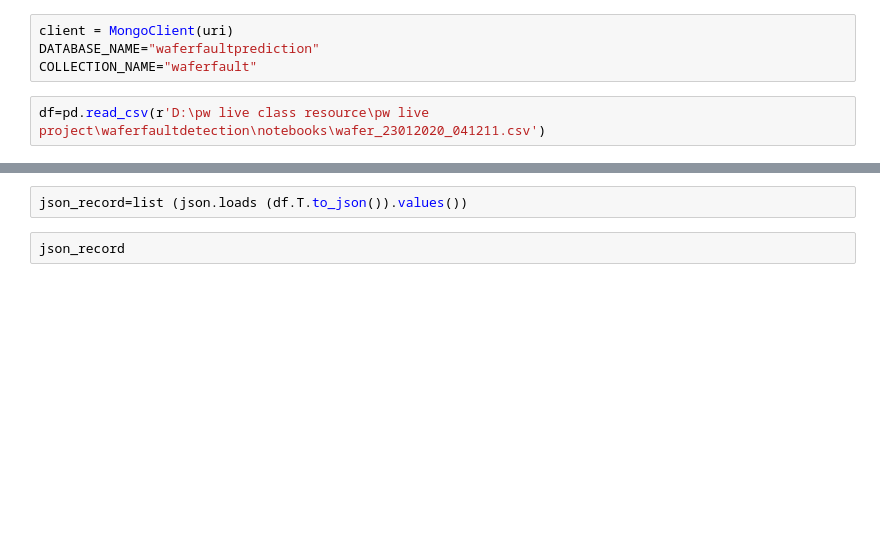
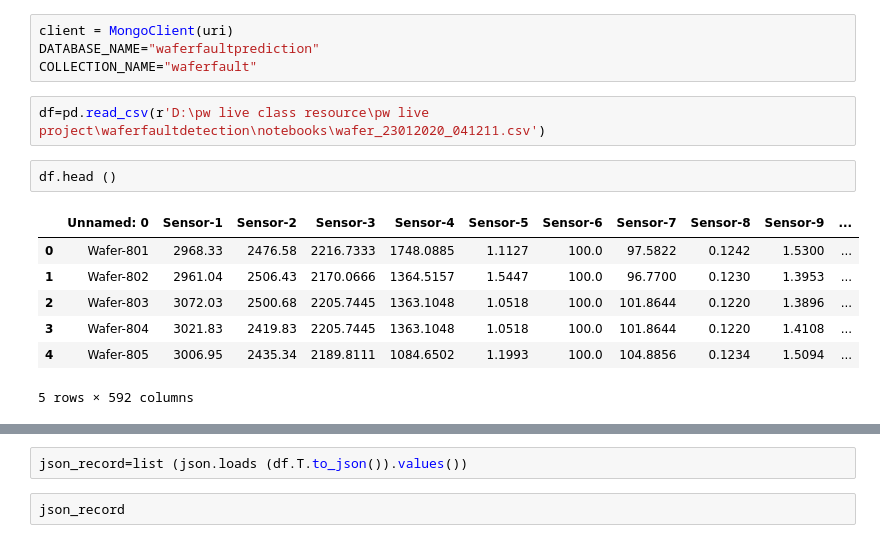
Before and after one commit to Basant19/wafer_Fault_detection, a Jupyter notebook: upload_data.ipynb, the cells around one changed output, grey strips where cells are left out. Cells and saved outputs as stored; diff of their text form; blank space fills up the shorter version.

```diff
--- a/upload_data.ipynb
+++ b/upload_data.ipynb
@@ -11,3 +11,13 @@ DATABASE_NAME="waferfaultprediction"
 COLLECTION_NAME="waferfault"
 # %%
 df=pd.read_csv(r'D:\pw live class resource\pw live project\waferfaultdetection\notebooks\wafer_23012020_041211.csv')
+# %%
+df.head ()
+# %% [output]
+|  | Unnamed: 0 | Sensor-1 | Sensor-2 | Sensor-3 | Sensor-4 | Sensor-5 | Sensor-6 | Sensor-7 | Sensor-8 | Sensor-9 | ... |
+| 0 | Wafer-801 | 2968.33 | 2476.58 | 2216.7333 | 1748.0885 | 1.1127 | 100.0 | 97.5822 | 0.1242 | 1.5300 | ... |
+| 1 | Wafer-802 | 2961.04 | 2506.43 | 2170.0666 | 1364.5157 | 1.5447 | 100.0 | 96.7700 | 0.1230 | 1.3953 | ... |
+| 2 | Wafer-803 | 3072.03 | 2500.68 | 2205.7445 | 1363.1048 | 1.0518 | 100.0 | 101.8644 | 0.1220 | 1.3896 | ... |
+| 3 | Wafer-804 | 3021.83 | 2419.83 | 2205.7445 | 1363.1048 | 1.0518 | 100.0 | 101.8644 | 0.1220 | 1.4108 | ... |
+| 4 | Wafer-805 | 3006.95 | 2435.34 | 2189.8111 | 1084.6502 | 1.1993 | 100.0 | 104.8856 | 0.1234 | 1.5094 | ... |
+5 rows × 592 columns
```
Also changed, not shown: parts of 6 cells of this notebook, 11 other files.
